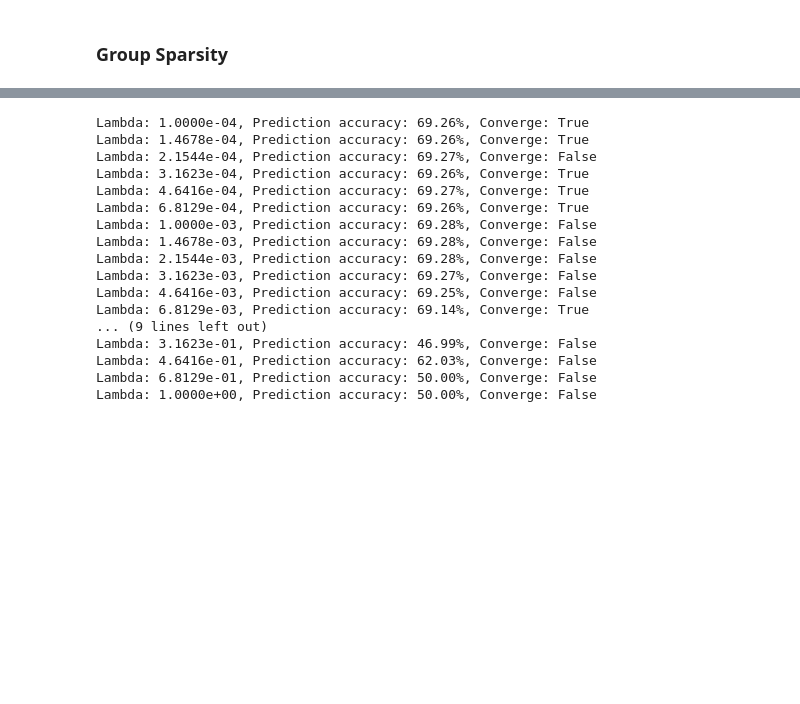
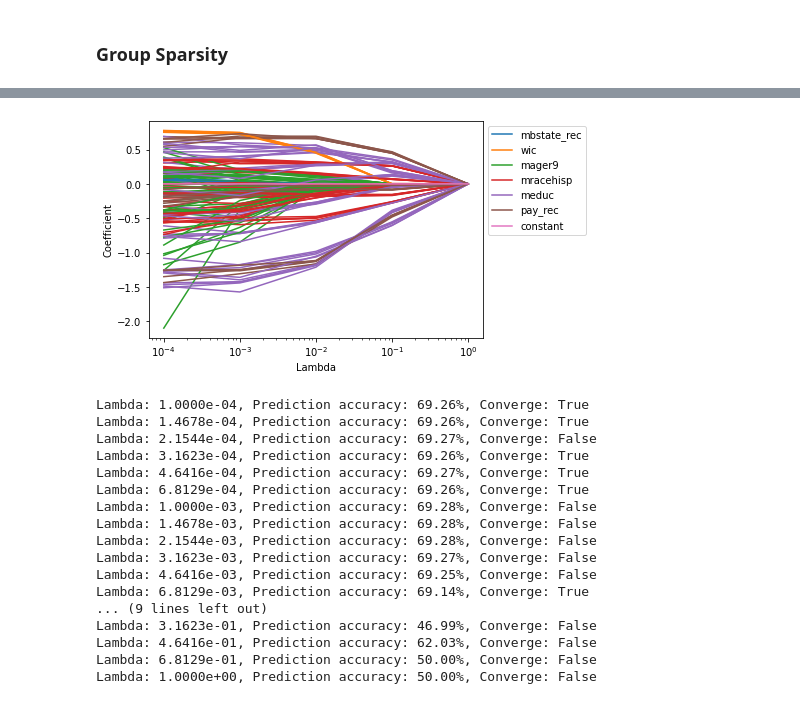
Before and after one commit to kels271828/ds4a, a Jupyter notebook: notebooks/prenatal_care.ipynb, the cells around one changed output, grey strips where cells are left out. Saved outputs shown, nothing was run; the diff lists cells and outputs as text; code cells hidden in the pictures; blank space fills up the shorter version.

```diff
--- a/notebooks/prenatal_care.ipynb
+++ b/notebooks/prenatal_care.ipynb
@@ -456,0 +378,29 @@ np.save('path_list_group.npy', path_list)
+# %%
+path_list = []
+lam_list = np.logspace(-4, 0, 5)
+for seed in np.arange(5):
+    print(f"\nSeed: {seed}")
+    df_who = get_subset(seed)
+
+    # Create dummy variables
+    data = pd.get_dummies(df_who, columns=['mager9', 'mracehisp', 'meduc', 'pay_rec'])
+    data.drop(columns='precare5', inplace=True)
+
+    # Create feature matrix and outcome vector
+    y = data['prenatal'].values
+    features = [col != 'prenatal' for col in data.columns]
+    X = data.loc[:, features].values
+    X = np.hstack((X, np.ones((X.shape[0], 1))))
+
+    coef_list = []
+    for ii, lam in enumerate(lam_list):
+        # Solution with increasing regularization
+        res = minimize(lambda b: loss(b, X, y, lam, group=True), np.random.randn(31))
+        coef_list.append(res.x)
+
+        # Prediction accuracy
+        print_message(X, y, res)
+        if not res.success:
+            print(res.message)
+    path_list.append(coef_list)
+np.save('path_list_group.npy', path_list)
@@ -457 +425,16 @@ np.save('path_list_group.npy', path_list)
+# %%
+for kk, coefs in enumerate(path_list):
+    coefs = np.array(coefs)
+    c = [my_cmap(ii) for ii in group_dict for jj in group_dict[ii]]
+    for ii in range(31):
+        group = get_group(ii)
+        if kk == 0 and add_label(ii):
+            plt.semilogx(lam_list, coefs[:, ii], c=my_cmap(group), label=group_name[group])
+        else:
+            plt.semilogx(lam_list, coefs[:, ii], c=my_cmap(group))
+    plt.legend(bbox_to_anchor=(1, 1))
+    plt.xlabel('Lambda')
+    plt.ylabel('Coefficient');
+# %% [output]
+[figure, added]
 # %%
```
Also changed, not shown: parts of 27 cells of this notebook.
